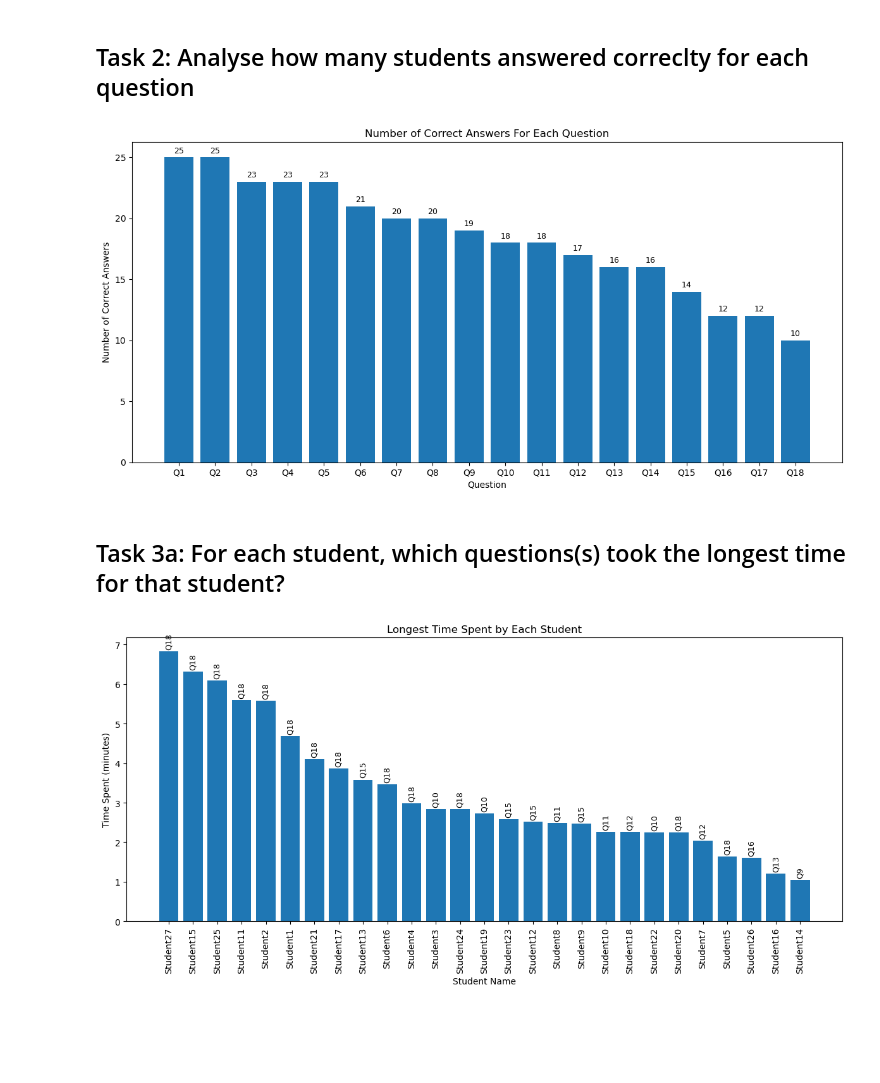
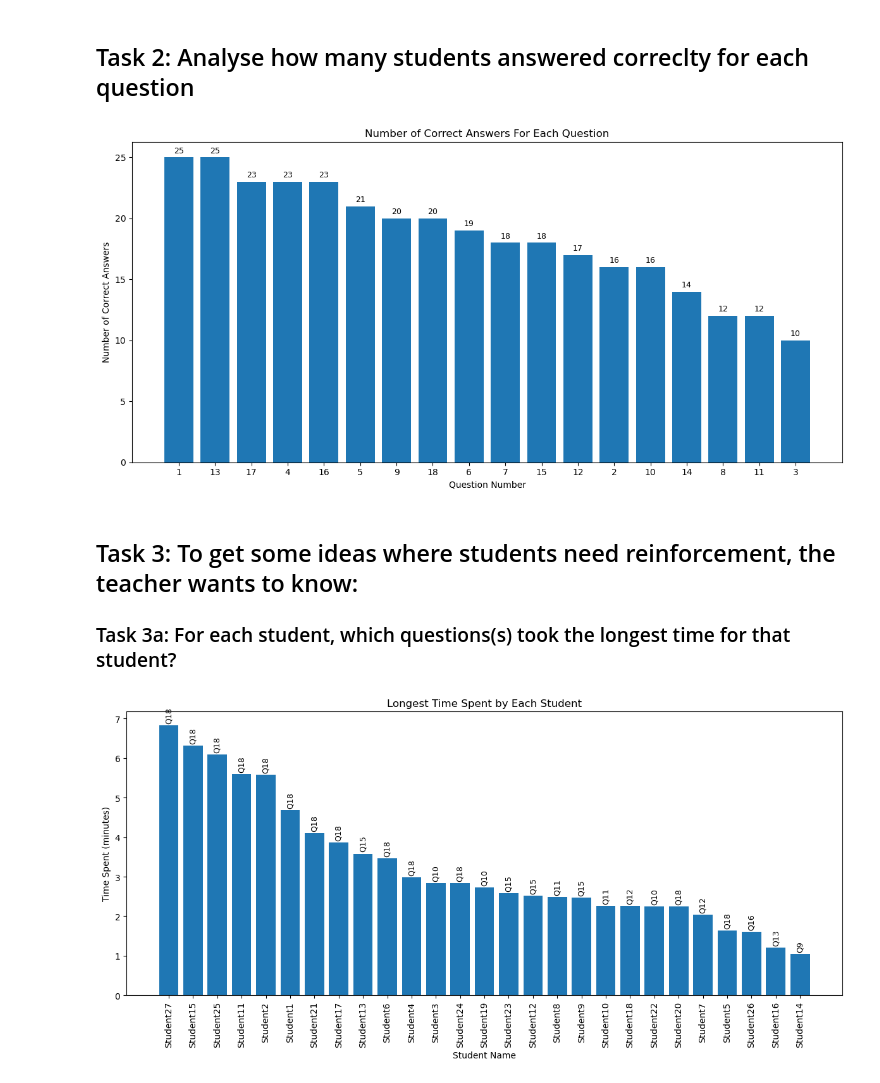
Before and after one commit to NilsDunlop/DIT376-Assignments, a Jupyter notebook: Assignment 7/Assignment 7.ipynb, the cells around one changed output. Saved outputs shown, nothing was run; the diff lists cells and outputs as text; code cells hidden in the pictures; blank space fills up the shorter version.

```diff
--- a/Assignment 7/Assignment 7.ipynb
+++ b/Assignment 7/Assignment 7.ipynb
@@ -43,27 +43,26 @@ plt.show()
 # %%
 # Group by question and sum the number of correct answers
 question_answers = merged_df.groupby('Question')['is_correct'].sum().reset_index()
 question_answers = question_answers.sort_values(by='is_correct', ascending=False)
 
 # Plotting
 plt.figure(figsize=(12,6))
 bars = plt.bar(range(len(question_answers)), question_answers['is_correct'])
 # Loop through each bar and add the number of correct answers
 for idx, bar in enumerate(bars):
     yval = bar.get_height()
     plt.text(bar.get_x() + bar.get_width()/2, yval + 0.2, int(yval), ha='center', va='bottom', fontsize=9)
-custom_x_ticks = ['Q{}'.format(i) for i in range(1, 19)]
-#plt.xticks(range(len(question_answers)), question_answers['Question'].values)
-plt.xticks(range(len(custom_x_ticks)), custom_x_ticks)
+plt.xticks(range(len(question_answers)), question_answers['Question'].values)
 plt.ylabel('Number of Correct Answers')
-plt.xlabel('Question')
+plt.xlabel('Question Number')
 plt.title('Number of Correct Answers For Each Question')
 plt.tight_layout()
 plt.show()
 # %% [output]
-[figure, old version]
+[figure, new version]
 # %% [markdown]
-## Task 3a: For each student, which questions(s) took the longest time for that student?
+## Task 3: To get some ideas where students need reinforcement, the teacher wants to know:
+### Task 3a: For each student, which questions(s) took the longest time for that student?
 # %%
 # Convert the time columns to datetime
 merged_df['Time Launched'] = pd.to_datetime(merged_df['Time Launched'])
```
Also changed, not shown: parts of 19 cells of this notebook.
